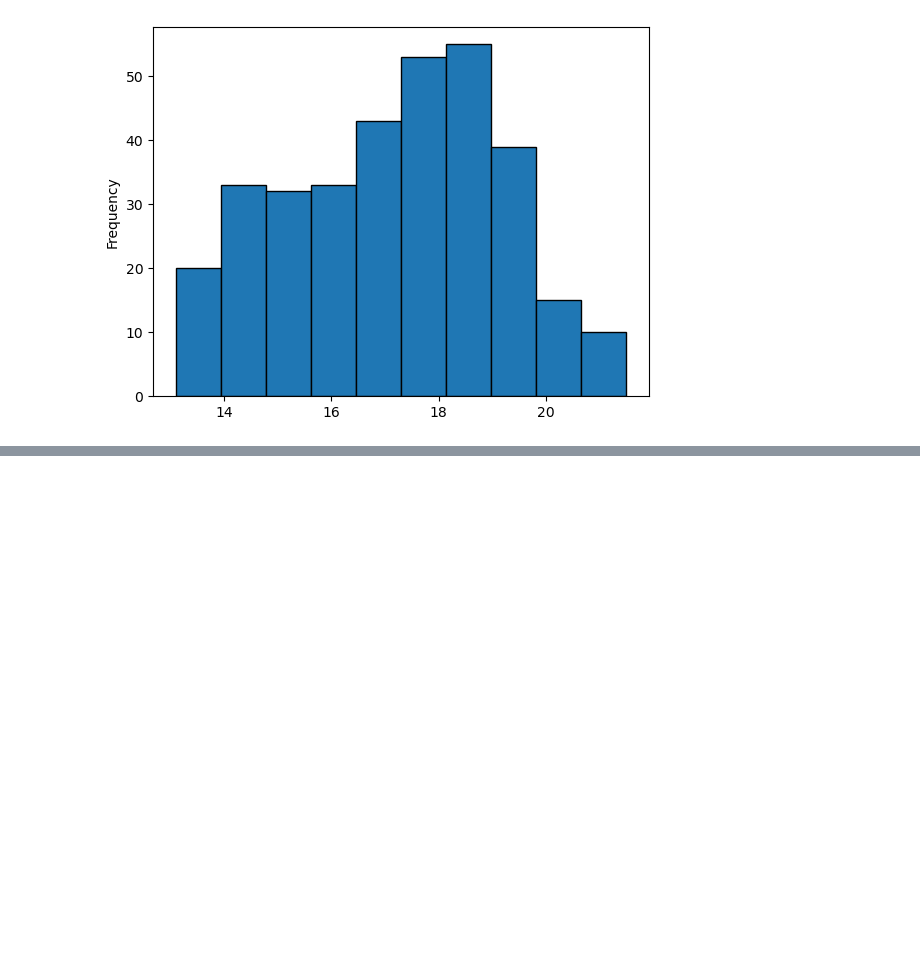
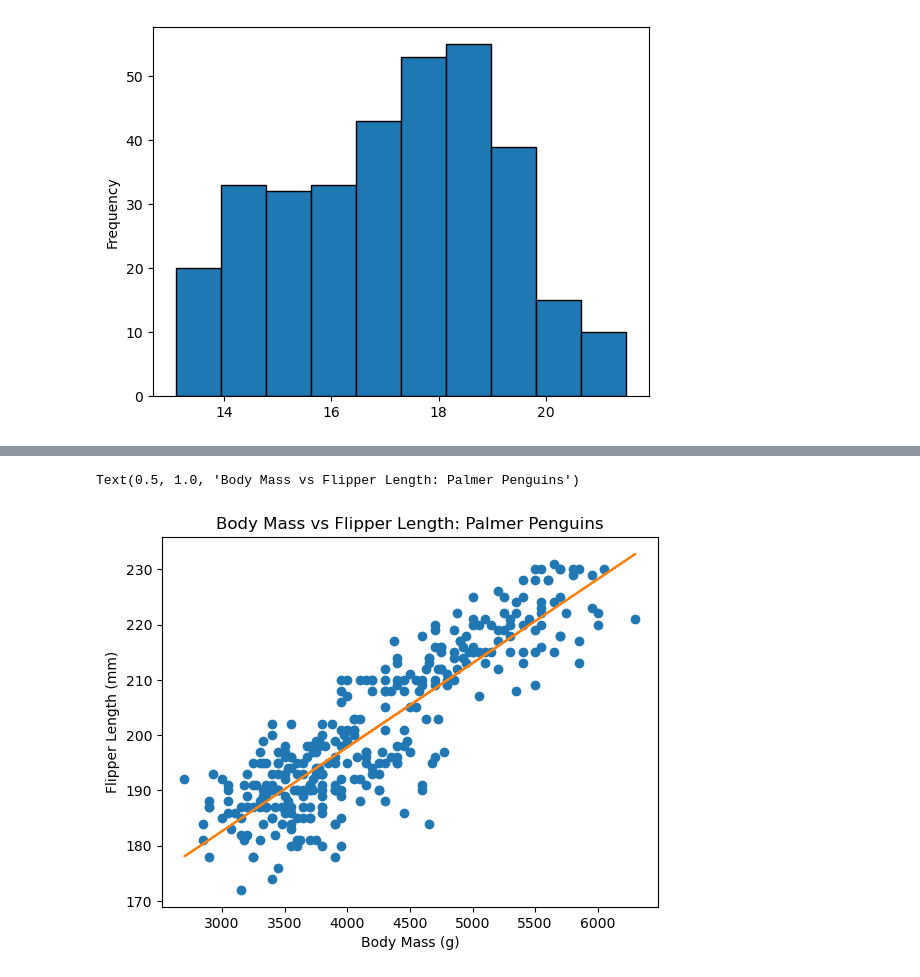
Before and after one commit to a-o-connor/palmerpenguins_data_analytics, a Jupyter notebook: palmerpenguinsanalysis.ipynb, the cells around one changed output, grey strips where cells are left out. Cells and saved outputs as stored; diff of their text form; code cells hidden in the pictures; blank space fills up the shorter version.

```diff
--- a/palmerpenguinsanalysis.ipynb
+++ b/palmerpenguinsanalysis.ipynb
@@ -186,0 +165,18 @@ legend1 = plt.legend(
+# %%
+# The best fit line:
+m, c = np.polyfit(
+        x = df_cleaned_empty_rows["body_mass_g"],
+        y = df_cleaned_empty_rows["flipper_length_mm"],
+        deg = 1
+                  )
+# %%
+fig, ax = plt.subplots()
+
+ax.plot(df_cleaned_empty_rows["body_mass_g"], df_cleaned_empty_rows["flipper_length_mm"], "o")
+ax.plot(df_cleaned_empty_rows["body_mass_g"], m*df_cleaned_empty_rows["body_mass_g"]+c)
+ax.set_xlabel("Body Mass (g)")
+ax.set_ylabel("Flipper Length (mm)")
+ax.set_title("Body Mass vs Flipper Length: Palmer Penguins")
+# %% [output]
+Text(0.5, 1.0, 'Body Mass vs Flipper Length: Palmer Penguins')
+[figure, added]
```
Also changed, not shown: parts of 5 cells of this notebook.
